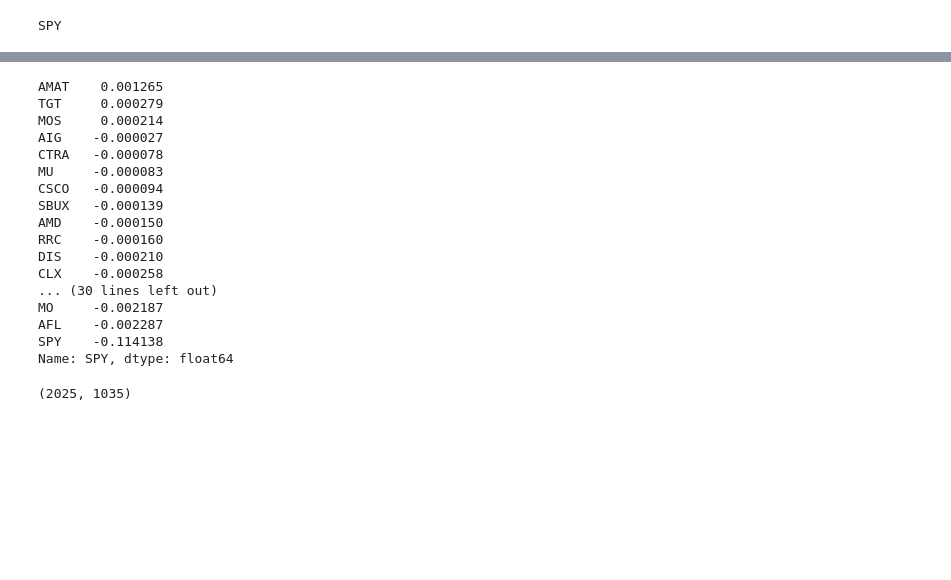
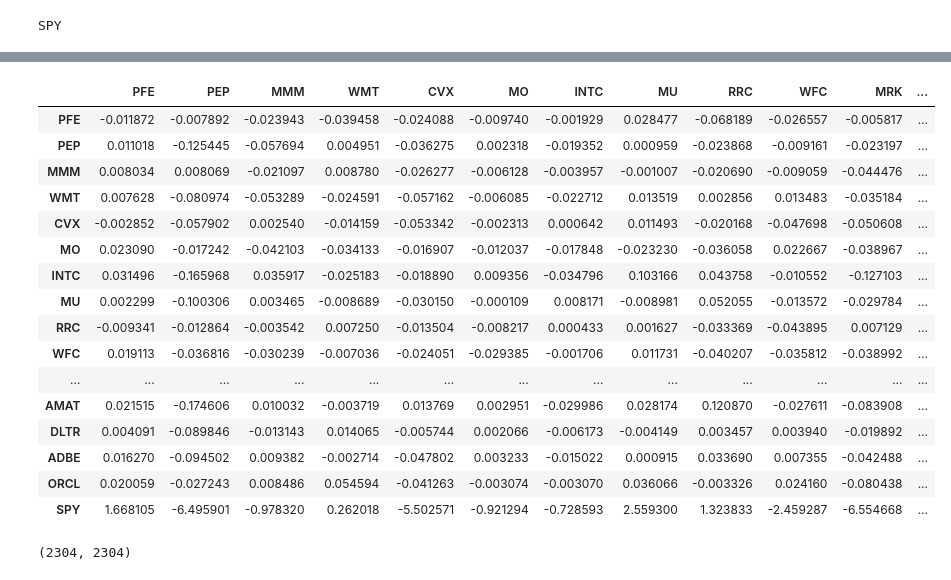
Before and after one commit to jach8/TimeSeries, a Jupyter notebook: examples/main_py.ipynb, the cells around one changed output, grey strips where cells are left out. Saved outputs shown, nothing was run; the diff lists cells and outputs as text; code cells hidden in the pictures; blank space fills up the shorter version.

```diff
--- a/examples/main_py.ipynb
+++ b/examples/main_py.ipynb
@@ -81,29 +95,30 @@ len(cols)
 # %%
-impulse_response_lag_1 = pd.DataFrame(m.irfs[2, :, :], columns=colnames, index = colnames)
-
-impulse_response_lag_1['SPY'].sort_values(ascending=False)
+colnames = res['new_data'].columns.to_list()
+impulse_response_lag_1 = pd.DataFrame(m.irfs[1, :, :], columns=colnames, index = colnames)
+# impulse_response_lag_1['SPY'].sort_values(ascending=False)
+impulse_response_lag_1.style.background_gradient(cmap='coolwarm')
 # %% [output]
-AMAT    0.001265
-TGT     0.000279
-MOS     0.000214
-AIG    -0.000027
-CTRA   -0.000078
-MU     -0.000083
-CSCO   -0.000094
-SBUX   -0.000139
-AMD    -0.000150
-RRC    -0.000160
-DIS    -0.000210
-CLX    -0.000258
-... (30 lines left out)
-MO     -0.002187
-AFL    -0.002287
-SPY    -0.114138
-Name: SPY, dtype: float64
+|  | PFE | PEP | MMM | WMT | CVX | MO | INTC | MU | RRC | WFC | MRK | ... |
+| PFE | -0.011872 | -0.007892 | -0.023943 | -0.039458 | -0.024088 | -0.009740 | -0.001929 | 0.028477 | -0.068189 | -0.026557 | -0.005817 | ... |
+| PEP | 0.011018 | -0.125445 | -0.057694 | 0.004951 | -0.036275 | 0.002318 | -0.019352 | 0.000959 | -0.023868 | -0.009161 | -0.023197 | ... |
+| MMM | 0.008034 | 0.008069 | -0.021097 | 0.008780 | -0.026277 | -0.006128 | -0.003957 | -0.001007 | -0.020690 | -0.009059 | -0.044476 | ... |
+| WMT | 0.007628 | -0.080974 | -0.053289 | -0.024591 | -0.057162 | -0.006085 | -0.022712 | 0.013519 | 0.002856 | 0.013483 | -0.035184 | ... |
+| CVX | -0.002852 | -0.057902 | 0.002540 | -0.014159 | -0.053342 | -0.002313 | 0.000642 | 0.011493 | -0.020168 | -0.047698 | -0.050608 | ... |
+| MO | 0.023090 | -0.017242 | -0.042103 | -0.034133 | -0.016907 | -0.012037 | -0.017848 | -0.023230 | -0.036058 | 0.022667 | -0.038967 | ... |
+| INTC | 0.031496 | -0.165968 | 0.035917 | -0.025183 | -0.018890 | 0.009356 | -0.034796 | 0.103166 | 0.043758 | -0.010552 | -0.127103 | ... |
+| MU | 0.002299 | -0.100306 | 0.003465 | -0.008689 | -0.030150 | -0.000109 | 0.008171 | -0.008981 | 0.052055 | -0.013572 | -0.029784 | ... |
+| RRC | -0.009341 | -0.012864 | -0.003542 | 0.007250 | -0.013504 | -0.008217 | 0.000433 | 0.001627 | -0.033369 | -0.043895 | 0.007129 | ... |
+| WFC | 0.019113 | -0.036816 | -0.030239 | -0.007036 | -0.024051 | -0.029385 | -0.001706 | 0.011731 | -0.040207 | -0.035812 | -0.038992 | ... |
+| ... | ... | ... | ... | ... | ... | ... | ... | ... | ... | ... | ... | ... |
+| AMAT | 0.021515 | -0.174606 | 0.010032 | -0.003719 | 0.013769 | 0.002951 | -0.029986 | 0.028174 | 0.120870 | -0.027611 | -0.083908 | ... |
+| DLTR | 0.004091 | -0.089846 | -0.013143 | 0.014065 | -0.005744 | 0.002066 | -0.006173 | -0.004149 | 0.003457 | 0.003940 | -0.019892 | ... |
+| ADBE | 0.016270 | -0.094502 | 0.009382 | -0.002714 | -0.047802 | 0.003233 | -0.015022 | 0.000915 | 0.033690 | 0.007355 | -0.042488 | ... |
+| ORCL | 0.020059 | -0.027243 | 0.008486 | 0.054594 | -0.041263 | -0.003074 | -0.003070 | 0.036066 | -0.003326 | 0.024160 | -0.080438 | ... |
+| SPY | 1.668105 | -6.495901 | -0.978320 | 0.262018 | -5.502571 | -0.921294 | -0.728593 | 2.559300 | 1.323833 | -2.459287 | -6.554668 | ... |
 # %%
-m.H.shape
+m.G[-1].shape
 # %% [output]
-(2025, 1035)
+(2304, 2304)
 # %%
 cum_cov_effect = m.cum_effect_cov()
 # %%
```
Also changed, not shown: parts of 10 cells of this notebook, 7 other files.
